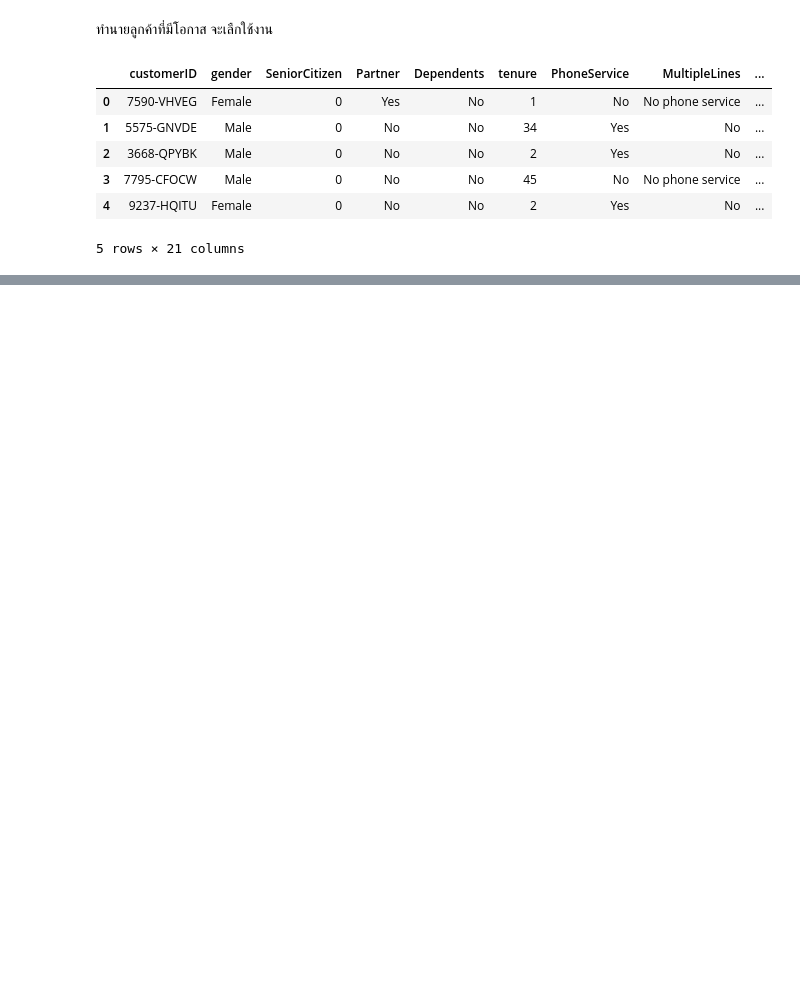
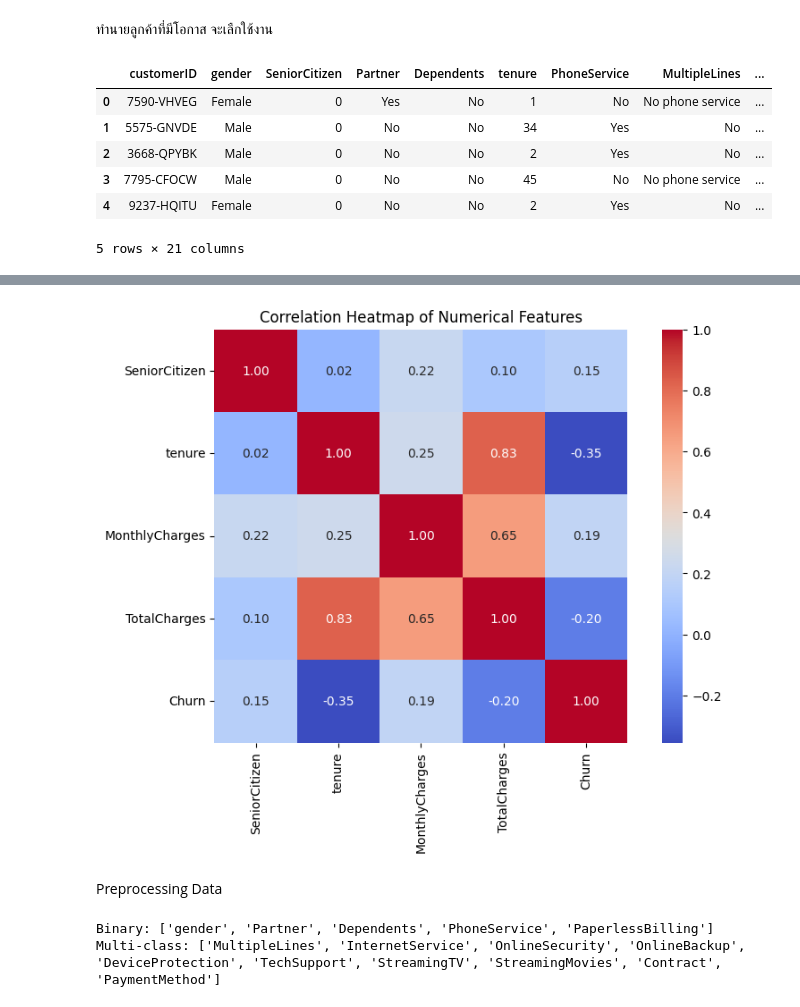
Before and after one commit to TeetyK/FinTech_AI, a Jupyter notebook: Customer_chum.ipynb, the cells around one changed output, grey strips where cells are left out. Saved outputs shown, nothing was run; the diff lists cells and outputs as text; code cells hidden in the pictures; blank space fills up the shorter version.

```diff
--- a/Customer_chum.ipynb
+++ b/Customer_chum.ipynb
@@ -17,0 +198,24 @@ df.head()
+# %%
+numeric_df = df.select_dtypes(include=['number'])
+
+corr = numeric_df.corr()
+
+plt.figure(figsize=(10, 6))
+sns.heatmap(corr, annot=True, fmt=".2f", cmap='coolwarm', square=True)
+plt.title("Correlation Heatmap of Numerical Features")
+plt.show()
+# %% [output]
+[figure, added]
+# %% [markdown]
+Preprocessing Data
+# %%
+cat_cols = df.select_dtypes(include='object').columns
+
+binary_features = [col for col in cat_cols if df[col].nunique() == 2]
+multi_class_features = [col for col in cat_cols if df[col].nunique() > 2]
+
+print("Binary:", binary_features)
+print("Multi-class:", multi_class_features)
+# %% [output]
+Binary: ['gender', 'Partner', 'Dependents', 'PhoneService', 'PaperlessBilling']
+Multi-class: ['MultipleLines', 'InternetService', 'OnlineSecurity', 'OnlineBackup', 'DeviceProtection', 'TechSupport', 'StreamingTV', 'StreamingMovies', 'Contract', 'PaymentMethod']
```
Also changed, not shown: parts of 35 cells of this notebook.
